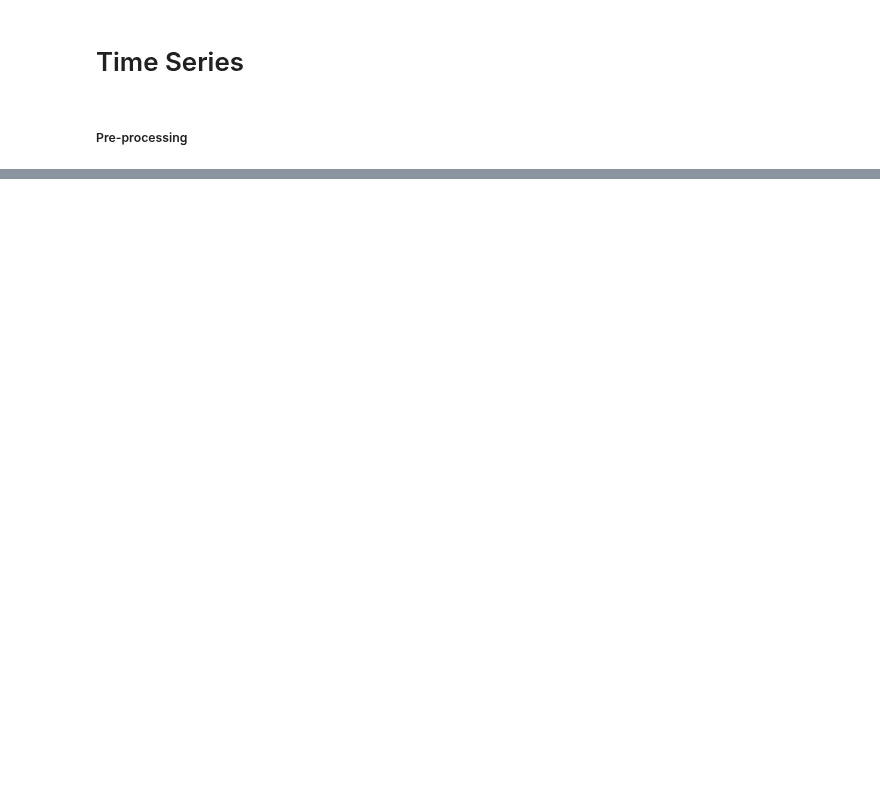
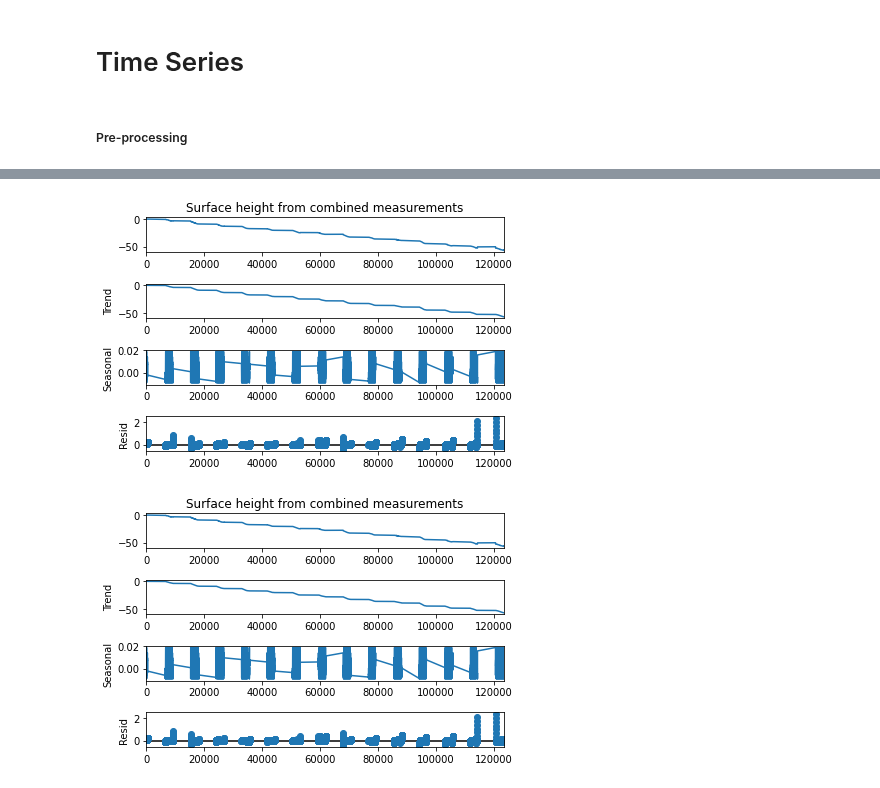
Before and after one commit to markbjerre/GEUS-Master-Thesis, a Jupyter notebook: scripts/SMB_Models_Time_series.ipynb, the cells around one changed output, grey strips where cells are left out. Cells and saved outputs as stored; diff of their text form; code cells hidden in the pictures; blank space fills up the shorter version.

```diff
--- a/scripts/SMB_Models_Time_series.ipynb
+++ b/scripts/SMB_Models_Time_series.ipynb
@@ -180,3 +231,32 @@ See the caveats in the documentation: https://pandas.pydata.org/pandas-docs/stab
 
 df = df[[column for column in df.columns if column not in exclude_list]]
 df = df.dropna(axis=1,how='all')
+# %%
+# This bit to change the datetime variables into a form that a ML models can understand
+  # https://ianlondon.github.io/blog/encoding-cyclical-features-24hour-time/
+  # https://feature-engine.trainindata.com/en/1.3.x/user_guide/creation/CyclicalFeatures.html
+
+
+# This bit to split Datetime column into year, month, day, hour columns
+df['Datetime'] = pd.to_datetime(df['Datetime'])
+df['Datetime'] = df['Datetime'].dt.strftime('%Y-%m-%d %H:%M:%S')
+
+df['Datetime'] = pd.to_datetime(df['Datetime'])
+
+#Create new columns
+df['year'] = df['Datetime'].dt.year # Maybe we need to exclude year???
+df['month'] = df['Datetime'].dt.month
+df['day'] = df['Datetime'].dt.day
+df['hour'] = df['Datetime'].dt.hour
+
+#Drop the datetime column
+df.drop(columns=['Datetime'], inplace=True)
+
+# Use CyclicalFeatures Package to convert year, month, day & hour
+from feature_engine.creation import CyclicalFeatures
+
+cyclical = CyclicalFeatures(variables=None, drop_original=True)
+
+cyclical = cyclical.fit_transform(df[['year', 'month','day', 'hour']])
+df = pd.merge(df, cyclical, left_index=True, right_index=True)
+df.drop(columns=['year', 'month','day', 'hour'], inplace=True)
@@ -182,0 +275,11 @@ df = df.dropna(axis=1,how='all')
+# %%
+from statsmodels.tsa.seasonal import seasonal_decompose
+
+# Perform time series decomposition
+result = seasonal_decompose(df["Surface height from combined measurements"], model="additive", period=365)
+
+# Plot the decomposed components
+result.plot()
+# %% [output]
+[figure, added]
+[figure, added]
```
Also changed, not shown: parts of 9 cells of this notebook.
